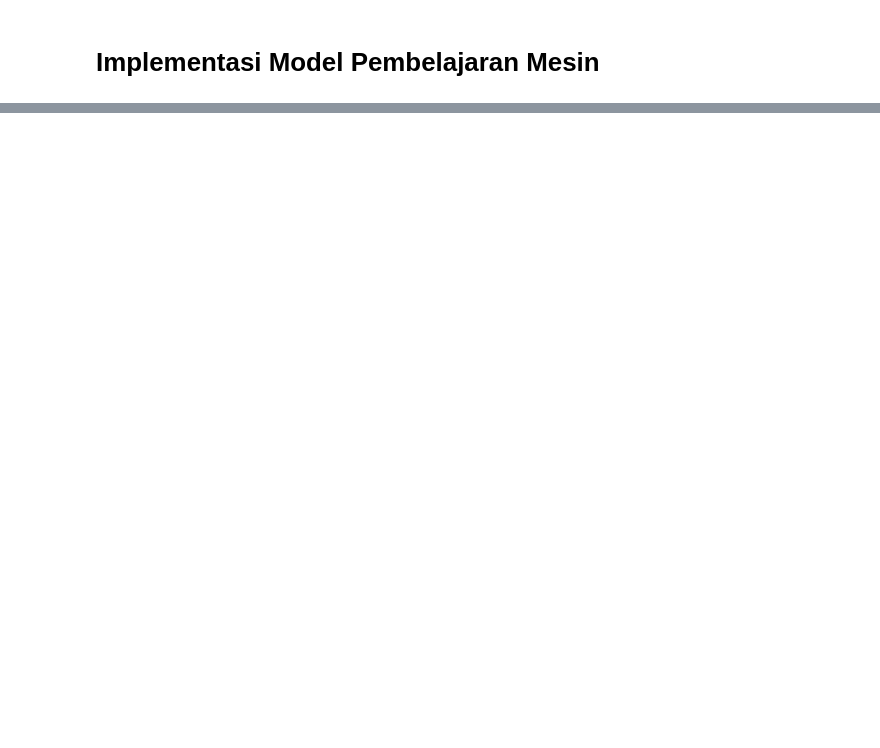
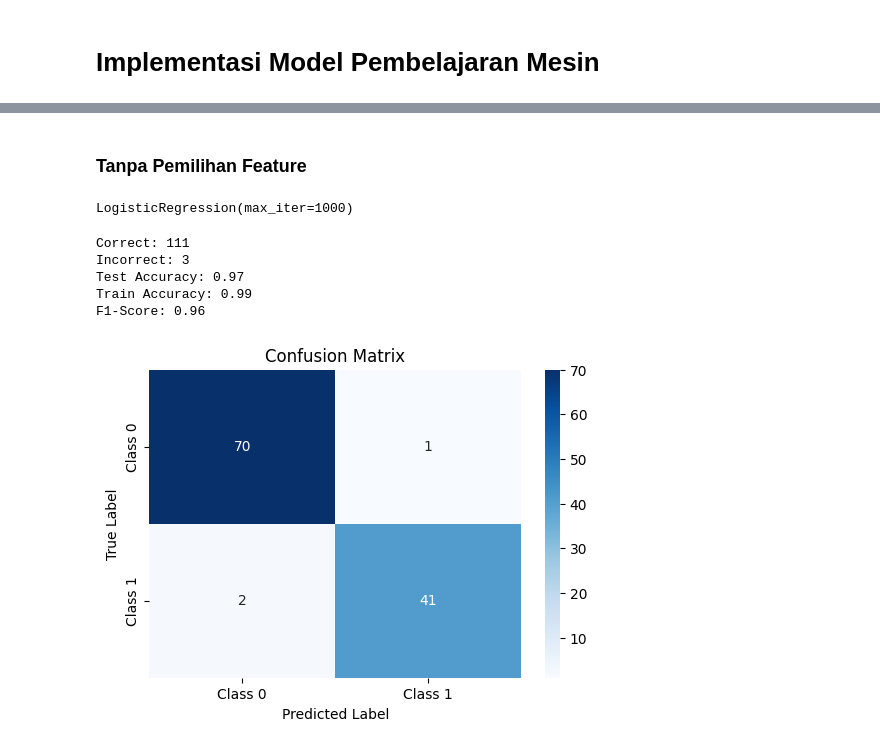
Before and after one commit to FadQode/Scil-try1, a Jupyter notebook: Classification.ipynb, the cells around one changed output, grey strips where cells are left out. Saved outputs shown, nothing was run; the diff lists cells and outputs as text; code cells hidden in the pictures; blank space fills up the shorter version.

```diff
--- a/Classification.ipynb
+++ b/Classification.ipynb
@@ -276,0 +203,3 @@ sns.pairplot(cancer_RFC, hue='diagnosis')
+# %%
+TRAIN = 0.8
+TEST = 1 - TRAIN
@@ -277,2 +214,10 @@ sns.pairplot(cancer_RFC, hue='diagnosis')
+# %%
+x = cancer.drop(columns=['diagnosis', 'Unnamed: 32'])
+y = cancer['diagnosis']
+
+x_train_LR, x_test_LR, y_train_LR, y_test_LR = train_test_split(x, y, test_size=TEST, random_state=42)
+
+X_train_scaled = scaler.fit_transform(x_train_LR)
+X_test_scaled = scaler.transform(x_test_LR)
 # %% [markdown]
 # Implementasi Model Pembelajaran Mesin
@@ -278,0 +228,4 @@ sns.pairplot(cancer_RFC, hue='diagnosis')
+# %%
+
+model_corr_LR = LogisticRegression(max_iter=1000, solver='lbfgs')
+model_corr_LR.fit(X_train_scaled_corr, y_train_corr_LR)
@@ -278,0 +265,38 @@ sns.pairplot(cancer_RFC, hue='diagnosis')
+# %% [markdown]
+### Tanpa Pemilihan Feature
+# %%
+model_LR = LogisticRegression(max_iter=1000, solver='lbfgs')
+model_LR.fit(X_train_scaled, y_train_corr_LR)
+# %% [output]
+LogisticRegression(max_iter=1000)
+# %%
+y_pred_test = model_LR.predict(X_test_scaled)
+y_pred_train = model_LR.predict(X_train_scaled)
+
+correct = sum(y_pred_test == y_test)
+incorrect = len(y_test) - correct
+test_accuracy = accuracy_score(y_test, y_pred_test)
+train_accuracy = accuracy_score(y_train, y_pred_train)
+f1 = metrics.f1_score(y_test, y_pred_test, average='binary')
+cm = confusion_matrix(y_test, y_pred_test)
+
+print(f"Correct: {correct}")
+print(f"Incorrect: {incorrect}")
+print(f"Test Accuracy: {test_accuracy:.2f}")
+print(f"Train Accuracy: {train_accuracy:.2f}")
+print(f"F1-Score: {f1:.2f}")
+
+cm_display = metrics.ConfusionMatrixDisplay(confusion_matrix = cm, display_labels = model_LR.classes_)
+plt.figure(figsize=(6, 4))
+sns.heatmap(cm, annot=True, fmt="d", cmap="Blues", xticklabels=["Class 0", "Class 1"], yticklabels=["Class 0", "Class 1"])
+plt.title("Confusion Matrix")
+plt.xlabel("Predicted Label")
+plt.ylabel("True Label")
+plt.show()
+# %% [output]
+Correct: 111
+Incorrect: 3
+Test Accuracy: 0.97
+Train Accuracy: 0.99
+F1-Score: 0.96
+[figure, added]
```
Also changed, not shown: parts of 14 cells of this notebook.
